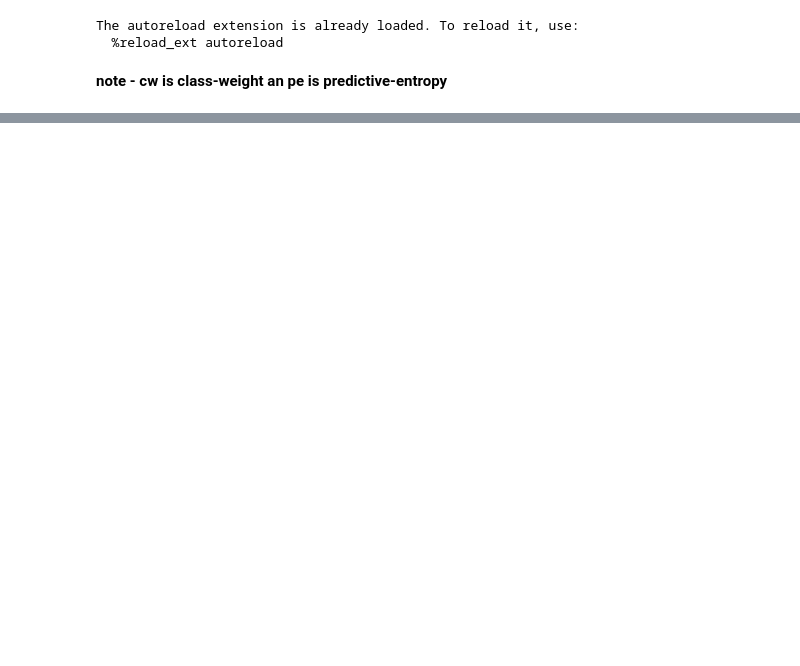
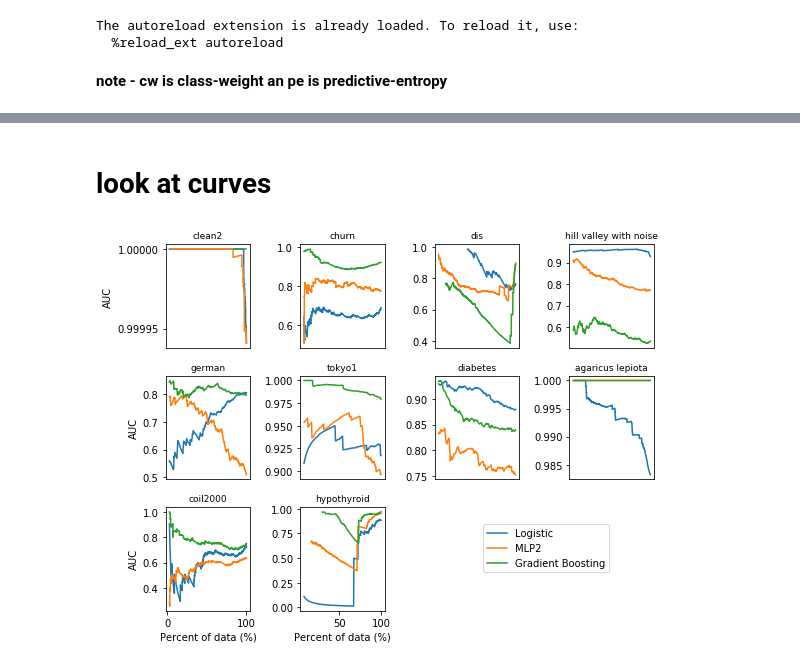
Before and after one commit to Pacmed/sensible-local-interpretations, a Jupyter notebook: experiments/sweep_pmlb/make_table.ipynb, the cells around one changed output, grey strips where cells are left out. Cells and saved outputs as stored; diff of their text form; code cells hidden in the pictures; blank space fills up the shorter version.

Commit message:
plot all auc curves

```diff
--- a/experiments/sweep_pmlb/make_table.ipynb
+++ b/experiments/sweep_pmlb/make_table.ipynb
@@ -28,0 +60,9 @@ results = pd.concat(results_list, axis=1).T.infer_objects()
+# %%
+s0 = set(rs[0]['dset_name'][:15])
+s1 = set(rs[1]['dset_name'][:15])
+s2 = set(rs[2]['dset_name'][:15])
+
+common_names = list(s0 & s1 & s2)
+common_names += ['clean2', 'coil2000', 'Hill_Valley_with_noise',
+                 'hypothyroid', 'diabetes', 'agaricus-lepiota']
+print('common_names', len(common_names), common_names)
@@ -29 +73,9 @@ results = pd.concat(results_list, axis=1).T.infer_objects()
+# %%
+for i in range(3):
+    rs[i] = rs[i][rs[i].dset_name.isin(common_names)]
+# %%
+results = rs[0].merge(rs[1], how='outer', on='dset_name',
+                      suffixes=('', '_y'))
+results = pd.merge(results, rs[2], how='outer', on='dset_name',
+                   suffixes=('_x', '_z'))
 # %%
@@ -68,0 +154,38 @@ plt.show()
+# %% [markdown]
+# look at curves
+# %%
+
+R, C = 3, 4
+fig = plt.figure(figsize=(C * 2, R * 2))
+for i in range(10):
+    ax = plt.subplot(R, C, i + 1)
+    row = results.iloc[i]
+    plt.plot(row.cw_auc_percentages_test_x, row.cw_auc_performances_test_x, label='Logistic')
+    plt.plot(row.cw_auc_percentages_test_y, row.cw_auc_performances_test_y, label='MLP2')
+    plt.plot(row.cw_auc_percentages_test_z, row.cw_auc_performances_test_z, label='Gradient Boosting')
+
+    if i == 0:
+
+        ax.ticklabel_format(style='sci', useOffset=False)
+        ax.set_yticks([0.99995, 1.0])
+#         plt.yticks([0.9999, 1.0])
+
+    if i % C == 0:
+        plt.ylabel('AUC')
+
+    plt.title(row.dset_name.replace('_', ' ').replace('-', ' ').lower(), fontsize=9)
+    if i / C < R - 1:
+        plt.xticks([])
+    else:
+        plt.xlabel('Percent of data (%)')
+
+plt.tight_layout()
+
+handles, labels = ax.get_legend_handles_labels()
+fig.legend(handles, labels, bbox_to_anchor=(0.9, 0.3))#loc='lower right')
+# plt.legend()
+# plt.subplots_adjust(hspace=0.3) #, wspace=0.1)
+plt.savefig(oj(results_dir, 'fig_curves.pdf'))
+plt.show()
+# %% [output]
+[figure, added]
```
Also changed, not shown: parts of 13 cells of this notebook, 4 other files.
